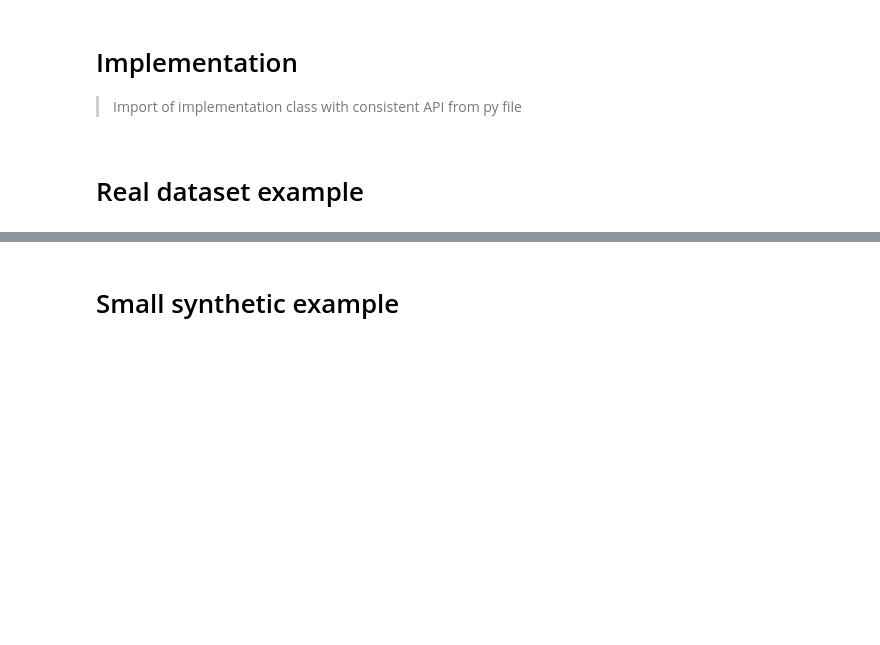
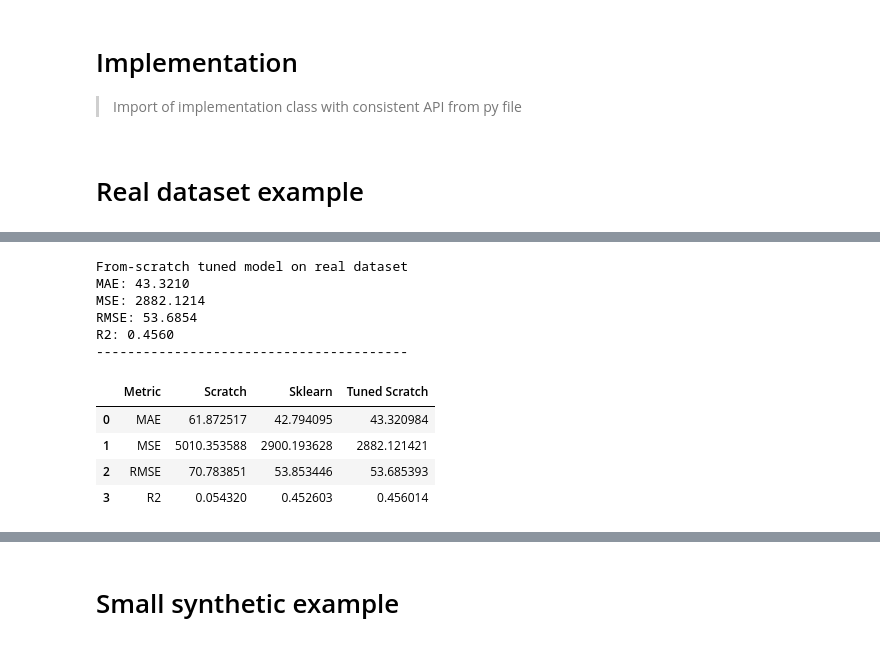
Before and after one commit to jane-kirina/machine_learning_from_scratch, a Jupyter notebook: notebooks/linear_regression.ipynb, the cells around one changed output, grey strips where cells are left out. Drawn from its saved outputs; the diff is of its cells as text; code cells hidden in the pictures; blank space fills up the shorter version.

```diff
--- a/notebooks/linear_regression.ipynb
+++ b/notebooks/linear_regression.ipynb
@@ -181,0 +243,37 @@ plt.show()
+# %%
+# Train from-scratch model with new params
+scratch_model_tuned = SimpleLinearRegression(
+    learning_rate=0.01,
+    epochs=50000,
+    penalty=None,
+    alpha=0.0
+)
+
+scratch_model_tuned.fit(X_train, y_train)
+y_pred_scratch = scratch_model_tuned.predict(X_test)
+
+tuned_scratch_metrics = regression_report(y_test, y_pred_scratch)
+print_report("From-scratch tuned model on real dataset", tuned_scratch_metrics)
+# %% [output]
+From-scratch tuned model on real dataset
+MAE: 43.3210
+MSE: 2882.1214
+RMSE: 53.6854
+R2: 0.4560
+----------------------------------------
+# %%
+# Add results to the comparison table
+comparison_real["Tuned Scratch"] = comparison_real["Metric"].map({
+    "MAE": tuned_scratch_metrics["MAE"],
+    "MSE": tuned_scratch_metrics["MSE"],
+    "RMSE": tuned_scratch_metrics["RMSE"],
+    "R2": tuned_scratch_metrics["R2"]
+})
+
+comparison_real
+# %% [output]
+|  | Metric | Scratch | Sklearn | Tuned Scratch |
+| 0 | MAE | 61.872517 | 42.794095 | 43.320984 |
+| 1 | MSE | 5010.353588 | 2900.193628 | 2882.121421 |
+| 2 | RMSE | 70.783851 | 53.853446 | 53.685393 |
+| 3 | R2 | 0.054320 | 0.452603 | 0.456014 |
```
Also changed, not shown: parts of 45 cells of this notebook, 12 other files.
